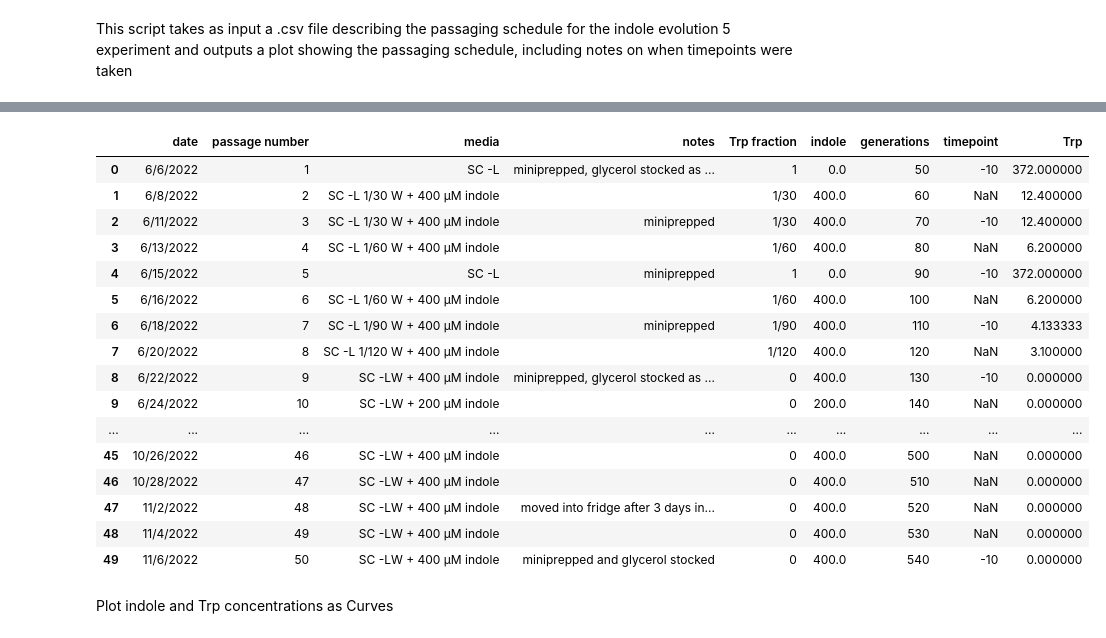
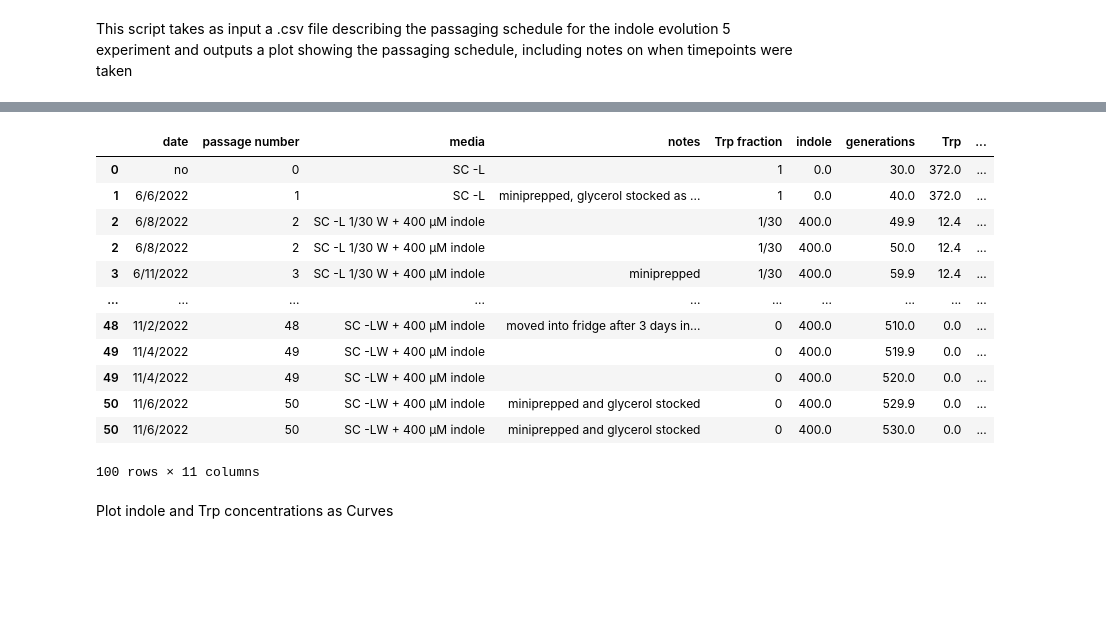
Before and after one commit to liusynevolab/OrthoRep_Rix_2024, a Jupyter notebook: maple_runs/2022-08-25_HTS7_TrpB-IE5/for_figures/plot_passaging.ipynb, the cells around one changed output, grey strips where cells are left out. Drawn from its saved outputs; the diff is of its cells as text; code cells hidden in the pictures; blank space fills up the shorter version.

Commit message:
plot files and notebooks

```diff
--- a/maple_runs/2022-08-25_HTS7_TrpB-IE5/for_figures/plot_passaging.ipynb
+++ b/maple_runs/2022-08-25_HTS7_TrpB-IE5/for_figures/plot_passaging.ipynb
@@ -3,46 +3,63 @@ This script takes as input a .csv file describing the passaging schedule for the
 # %%
 import pandas as pd
 import numpy as np
 import holoviews as hv
 import hvplot.pandas
 import sys
 path_to_SA = '/home/redwood/Desktop/data_tools/maple/rules/utils'
 sys.path.append(path_to_SA)
 from common import export_svg_plots
 
 df = pd.read_csv('passaging_schedule.csv', index_col=False)
 
 df['passage number'] = pd.to_numeric(df['passage number'].str[1:])
-df['generations'] = df['passage number'] * 10 + 40
+df['generations'] = df['passage number'] * 10 + 30
 
-# if timepoint is taken, store value as -10, otherwise NaN. These will be shown as points beneat the line plots that show media nutrient concentrations
+# if timepoint is taken, store value as 0, otherwise NaN. These will be shown as points beneath the line plots that show media nutrient concentrations
 df['notes'] = df['notes'].fillna('')
-df['timepoint'] = df['notes'].str.contains('miniprep').replace(False,np.nan) - 11
+tp_df = df[['generations', 'notes']].copy()
+tp_df['timepoint'] = df['notes'].str.contains('miniprep').replace(False,np.nan) - 1
+tp_df['generations'] = tp_df['generations'] + 10  # timepoints are marked after the passage grows up, 10 generations later
 
-# Trp concentration in normal SC media is 372 uM, convert Trp column to uM
+# Trp concentration in normal SC media is 372 uM, convert Trp fraction column to uM
 df['Trp'] = pd.Series(pd.eval(df['Trp fraction'])) * 372
 
+# get a 'selection strength' value from the Trp and Indole concentrations
+df = df.assign(indole_selection_strength = (0.5 - df['indole']/(400*2)),
+               Trp_selection_strength = (0.5 - (df['Trp'].clip(upper=25) / (25*2))))
+
+# total selection strength is the sum of indole and trp selection strengths except where trp selection strength is 0, in which case total is also 0
+df = df.assign(total_selection_strength = df['indole_selection_strength'] + df['Trp_selection_strength'])
+
+# set total selection strength to 0 where trp selection strength is 0
+df.loc[df['Trp_selection_strength'] == 0, 'total_selection_strength'] = 0
+df.to_csv('selection_strength.csv', index=False)
+
+# for each row, add another row that is identical but with .1 less generations than the next row and the same selection strength as the previous row
+df2 = df.copy().iloc[2:]
+df2['generations'] = df2['generations'] - .1
+df2['total_selection_strength'] = df.iloc[1:-1]['total_selection_strength'].values
+
+df = pd.concat([df, df2]).sort_values('generations')
+
+
 df
 # %% [output]
 [interactive output not drawn]
 [interactive output not drawn]
-|  | date | passage number | media | notes | Trp fraction | indole | generations | timepoint | Trp |
-| 0 | 6/6/2022 | 1 | SC -L | miniprepped, glycerol stocked as ... | 1 | 0.0 | 50 | -10 | 372.000000 |
-| 1 | 6/8/2022 | 2 | SC -L 1/30 W + 400 μM indole |  | 1/30 | 400.0 | 60 | NaN | 12.400000 |
-| 2 | 6/11/2022 | 3 | SC -L 1/30 W + 400 μM indole | miniprepped | 1/30 | 400.0 | 70 | -10 | 12.400000 |
-| 3 | 6/13/2022 | 4 | SC -L 1/60 W + 400 μM indole |  | 1/60 | 400.0 | 80 | NaN | 6.200000 |
-| 4 | 6/15/2022 | 5 | SC -L | miniprepped | 1 | 0.0 | 90 | -10 | 372.000000 |
-| 5 | 6/16/2022 | 6 | SC -L 1/60 W + 400 μM indole |  | 1/60 | 400.0 | 100 | NaN | 6.200000 |
-| 6 | 6/18/2022 | 7 | SC -L 1/90 W + 400 μM indole | miniprepped | 1/90 | 400.0 | 110 | -10 | 4.133333 |
-| 7 | 6/20/2022 | 8 | SC -L 1/120 W + 400 μM indole |  | 1/120 | 400.0 | 120 | NaN | 3.100000 |
-| 8 | 6/22/2022 | 9 | SC -LW + 400 μM indole | miniprepped, glycerol stocked as ... | 0 | 400.0 | 130 | -10 | 0.000000 |
-| 9 | 6/24/2022 | 10 | SC -LW + 200 μM indole |  | 0 | 200.0 | 140 | NaN | 0.000000 |
+|  | date | passage number | media | notes | Trp fraction | indole | generations | Trp | ... |
+| 0 | no | 0 | SC -L |  | 1 | 0.0 | 30.0 | 372.0 | ... |
+| 1 | 6/6/2022 | 1 | SC -L | miniprepped, glycerol stocked as ... | 1 | 0.0 | 40.0 | 372.0 | ... |
+| 2 | 6/8/2022 | 2 | SC -L 1/30 W + 400 μM indole |  | 1/30 | 400.0 | 49.9 | 12.4 | ... |
+| 2 | 6/8/2022 | 2 | SC -L 1/30 W + 400 μM indole |  | 1/30 | 400.0 | 50.0 | 12.4 | ... |
+| 3 | 6/11/2022 | 3 | SC -L 1/30 W + 400 μM indole | miniprepped | 1/30 | 400.0 | 59.9 | 12.4 | ... |
 | ... | ... | ... | ... | ... | ... | ... | ... | ... | ... |
-| 45 | 10/26/2022 | 46 | SC -LW + 400 μM indole |  | 0 | 400.0 | 500 | NaN | 0.000000 |
-| 46 | 10/28/2022 | 47 | SC -LW + 400 μM indole |  | 0 | 400.0 | 510 | NaN | 0.000000 |
-| 47 | 11/2/2022 | 48 | SC -LW + 400 μM indole | moved into fridge after 3 days in... | 0 | 400.0 | 520 | NaN | 0.000000 |
-| 48 | 11/4/2022 | 49 | SC -LW + 400 μM indole |  | 0 | 400.0 | 530 | NaN | 0.000000 |
-| 49 | 11/6/2022 | 50 | SC -LW + 400 μM indole | miniprepped and glycerol stocked | 0 | 400.0 | 540 | -10 | 0.000000 |
+| 48 | 11/2/2022 | 48 | SC -LW + 400 μM indole | moved into fridge after 3 days in... | 0 | 400.0 | 510.0 | 0.0 | ... |
+| 49 | 11/4/2022 | 49 | SC -LW + 400 μM indole |  | 0 | 400.0 | 519.9 | 0.0 | ... |
+| 49 | 11/4/2022 | 49 | SC -LW + 400 μM indole |  | 0 | 400.0 | 520.0 | 0.0 | ... |
+| 50 | 11/6/2022 | 50 | SC -LW + 400 μM indole | miniprepped and glycerol stocked | 0 | 400.0 | 529.9 | 0.0 | ... |
+| 50 | 11/6/2022 | 50 | SC -LW + 400 μM indole | miniprepped and glycerol stocked | 0 | 400.0 | 530.0 | 0.0 | ... |
+100 rows × 11 columns
 # %% [markdown]
 Plot indole and Trp concentrations as Curves
 # %%
```
Also changed, not shown: parts of 1 cell of this notebook, 12 other files.
